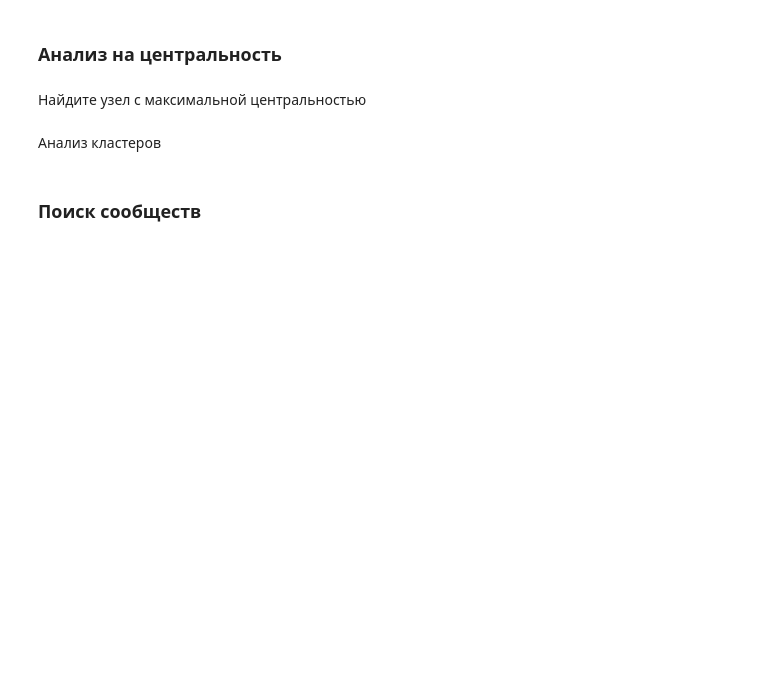
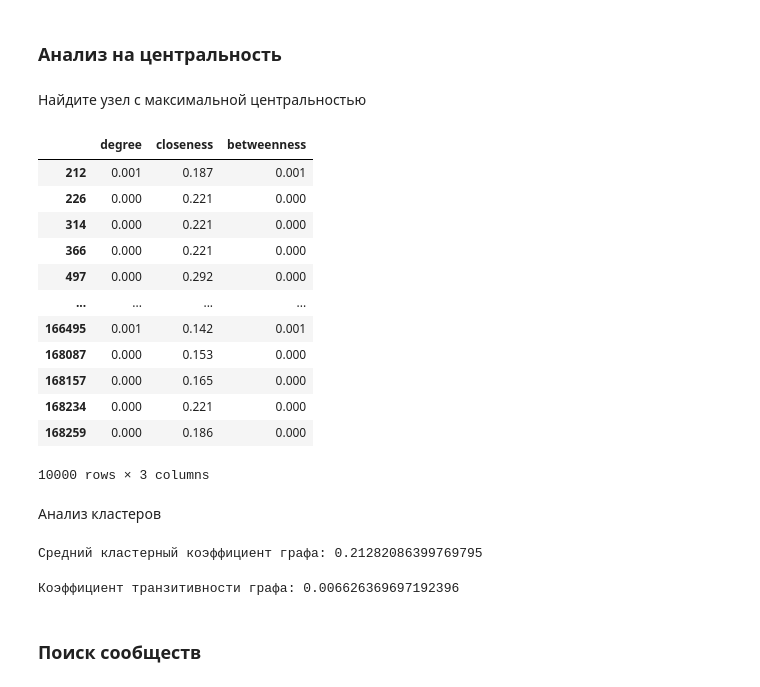
Before and after one commit to setday/hse-gnn-hw-2025, a Jupyter notebook: Introduction_to_Graphs_and_Graph_Data/HW1.ipynb, the cells around one changed output. Drawn from its saved outputs; the diff is of its cells as text; code cells hidden in the pictures; blank space fills up the shorter version.

```diff
--- a/Introduction_to_Graphs_and_Graph_Data/HW1.ipynb
+++ b/Introduction_to_Graphs_and_Graph_Data/HW1.ipynb
@@ -24,3 +27,22 @@ edge_index = graph["edge_index"].T  # np.array (1.1M × 2)
 G = nx.DiGraph()
 G.add_edges_from(edge_index)
 G = G.to_undirected()
+# %%
+def make_connected_subgraph(G, num_nodes):
+    start_node = np.random.choice(list(G.nodes))
+
+    selected_nodes = set()
+    queue = {start_node}
+
+    while queue and len(selected_nodes) < num_nodes:
+        current_node = queue.pop()
+        if current_node not in selected_nodes:
+            selected_nodes.add(current_node)
+            neighbors = set(G.neighbors(current_node)) - selected_nodes
+            queue.update(neighbors)
+
+    return G.subgraph(selected_nodes).copy()
+
+G = make_connected_subgraph(G, 10000)
+print("Количество узлов в подграфе:", G.number_of_nodes())
+print("Количество рёбер в подграфе:", G.number_of_edges())
@@ -58,27 +137,53 @@ print(f"Радиус графа: {radius:.4f}")
 # %% [markdown]
 Найдите узел с максимальной центральностью
 # %%
+# Уменьшил граф ещё в 3 раза, чтобы считать ответ не полтора часа =ъ
+
 # TODO: Вычисление центральности по степени (degree centrality)
 degree_centrality = nx.degree_centrality(G)
-print("Центральность по степени:", degree_centrality)
+# print("Центральность по степени:", degree_centrality)
 
 # TODO: Вычисление центральности по близости (closeness centrality)
-closeness_centrality = nx.closeness_centrality(G)
-print("Центральность по близости:", closeness_centrality)
+closeness_centrality = nx.closeness_centrality(G) # Too long to compute
+# print("Центральность по близости:", closeness_centrality)
 
-# TODO: Вычисление центральности по междуузловой значимости (betweenness centrality)
-betweenness_centrality = nx.betweenness_centrality(G)
-print("Центральность по междуузловой значимости:", betweenness_centrality)
+# # TODO: Вычисление центральности по междуузловой значимости (betweenness centrality)
+betweenness_centrality = nx.betweenness_centrality(G) # Too long to compute
+# print("Центральность по междуузловой значимости:", betweenness_centrality)
+
+import pandas as pd
+df_cent = pd.DataFrame({'degree': degree_centrality,
+                        'closeness': closeness_centrality,
+                        'betweenness': betweenness_centrality}).round(3)
+df_cent.loc[sorted(df_cent.index)]
+# %% [output]
+|  | degree | closeness | betweenness |
+| 212 | 0.001 | 0.187 | 0.001 |
+| 226 | 0.000 | 0.221 | 0.000 |
+| 314 | 0.000 | 0.221 | 0.000 |
+| 366 | 0.000 | 0.221 | 0.000 |
+| 497 | 0.000 | 0.292 | 0.000 |
+| ... | ... | ... | ... |
+| 166495 | 0.001 | 0.142 | 0.001 |
+| 168087 | 0.000 | 0.153 | 0.000 |
+| 168157 | 0.000 | 0.165 | 0.000 |
+| 168234 | 0.000 | 0.221 | 0.000 |
+| 168259 | 0.000 | 0.186 | 0.000 |
+10000 rows × 3 columns
 # %% [markdown]
 Анализ кластеров
 # %%
 # TODO: Вычислите средний кластерный коэффициент графа
 global_cluster_coeff = nx.average_clustering(G)
 print("Cредний кластерный коэффициент графа:", global_cluster_coeff)
+# %% [output]
+Cредний кластерный коэффициент графа: 0.21282086399769795
 # %%
 # TODO: Вычислите коэффициент транзитивности
 transitivity_coeff = nx.transitivity(G)
 print("Коэффициент транзитивности графа:", transitivity_coeff)
+# %% [output]
+Коэффициент транзитивности графа: 0.006626369697192396
 # %% [markdown]
 ### Поиск сообществ
 # %% [markdown]
```
Also changed, not shown: parts of 7 cells of this notebook.
